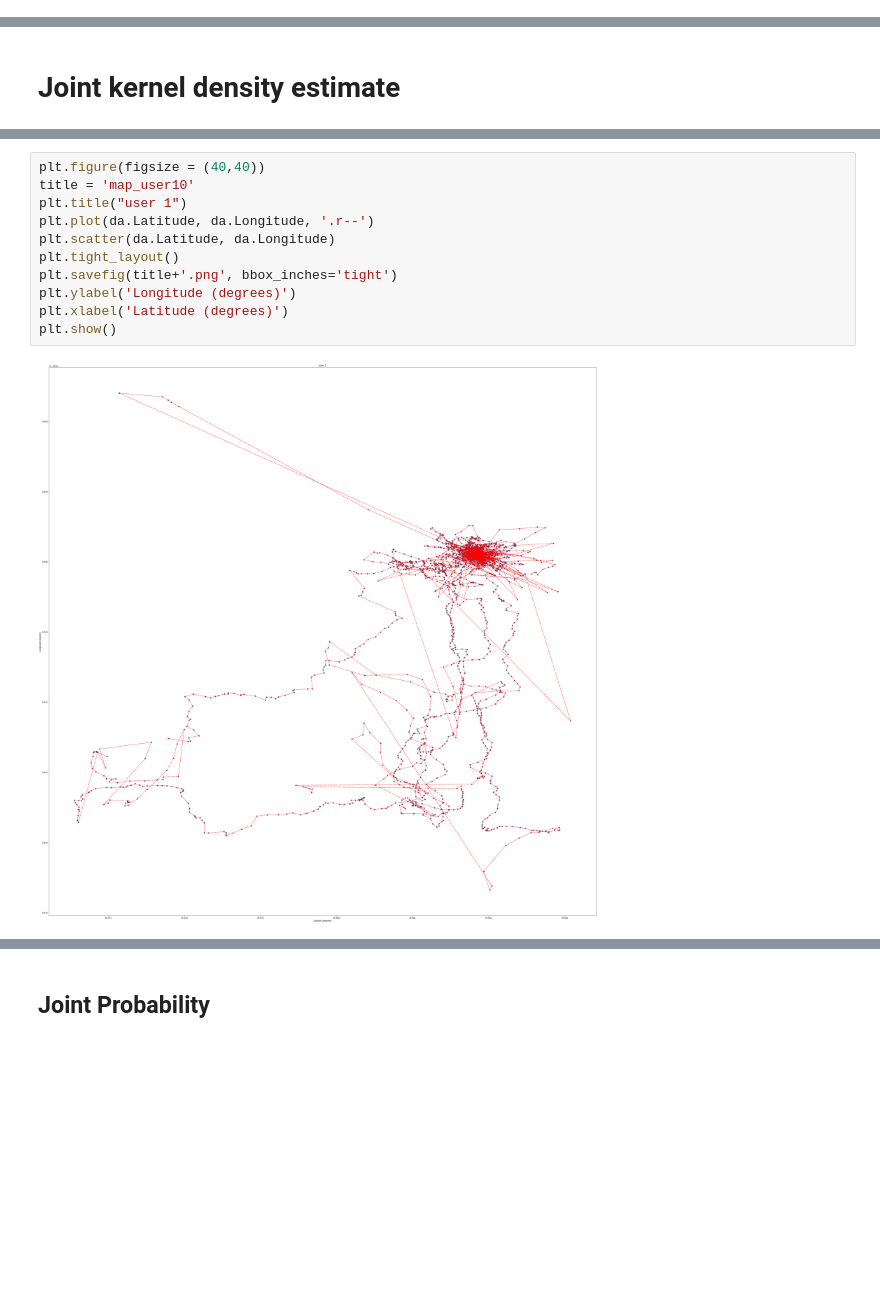
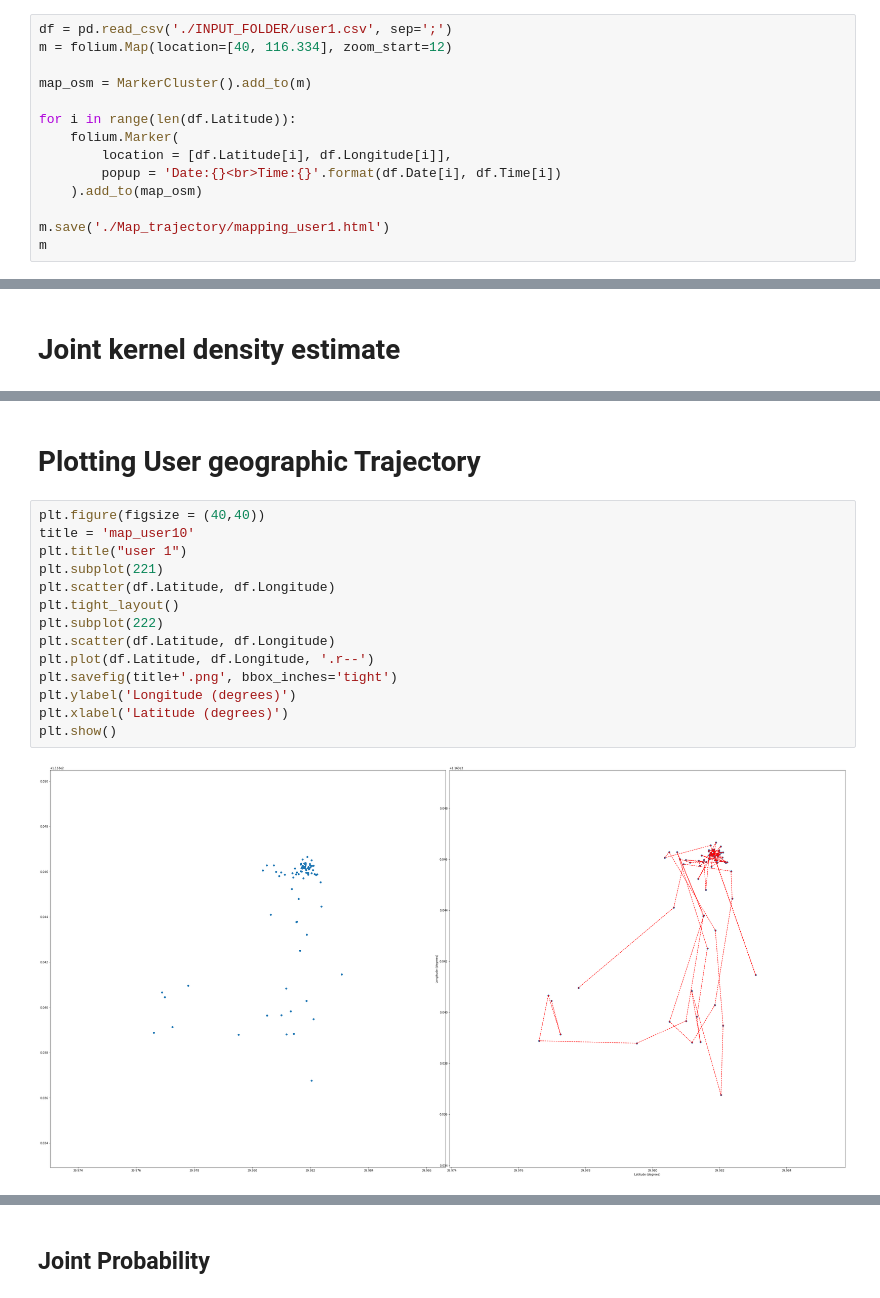
Before and after one commit to fafasonga/Thesis, a Jupyter notebook: mapping.ipynb, the cells around one changed output, grey strips where cells are left out. Cells and saved outputs as stored; diff of their text form; blank space fills up the shorter version.

```diff
--- a/mapping.ipynb
+++ b/mapping.ipynb
@@ -86,0 +162,14 @@ m
+# %%
+df = pd.read_csv('./INPUT_FOLDER/user1.csv', sep=';')
+m = folium.Map(location=[40, 116.334], zoom_start=12)
+
+map_osm = MarkerCluster().add_to(m)
+
+for i in range(len(df.Latitude)):
+    folium.Marker(
+        location = [df.Latitude[i], df.Longitude[i]],
+        popup = 'Date:{}<br>Time:{}'.format(df.Date[i], df.Time[i])
+    ).add_to(map_osm)
+
+m.save('./Map_trajectory/mapping_user1.html')
+m
@@ -134,14 +227,19 @@ g.savefig('./Map_points/joint_grid1.png')
+# %% [markdown]
+# Plotting User geographic Trajectory
 # %%
 plt.figure(figsize = (40,40))
 title = 'map_user10'
 plt.title("user 1")
-plt.plot(da.Latitude, da.Longitude, '.r--')
-plt.scatter(da.Latitude, da.Longitude)
+plt.subplot(221)
+plt.scatter(df.Latitude, df.Longitude)
 plt.tight_layout()
+plt.subplot(222)
+plt.scatter(df.Latitude, df.Longitude)
+plt.plot(df.Latitude, df.Longitude, '.r--')
 plt.savefig(title+'.png', bbox_inches='tight')
 plt.ylabel('Longitude (degrees)')
 plt.xlabel('Latitude (degrees)')
 plt.show()
 # %% [output]
-[figure, old version]
+[figure, new version]
 # %% [markdown]
```
Also changed, not shown: parts of 27 cells of this notebook, 20 other files.
